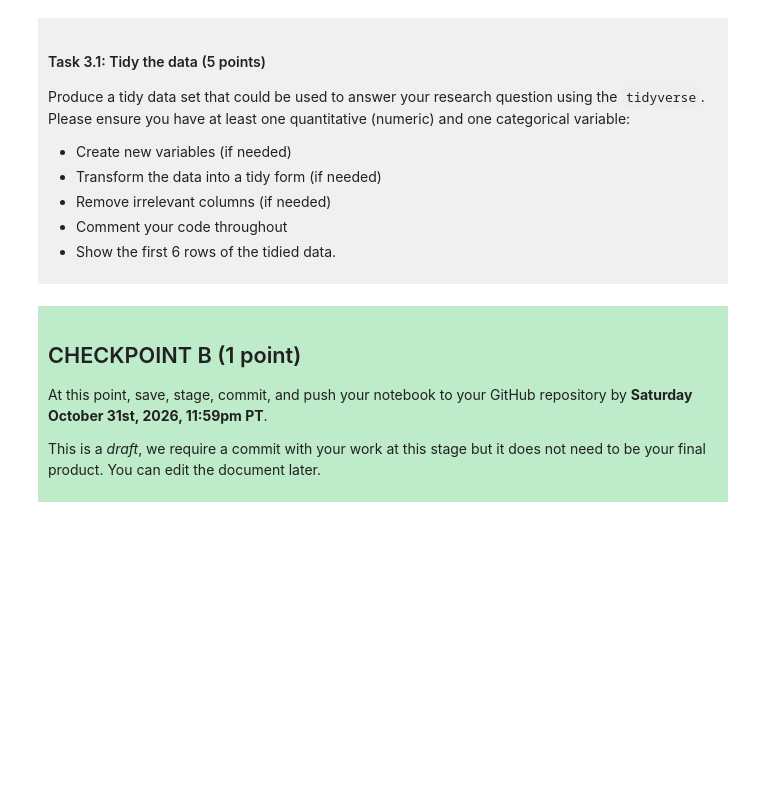
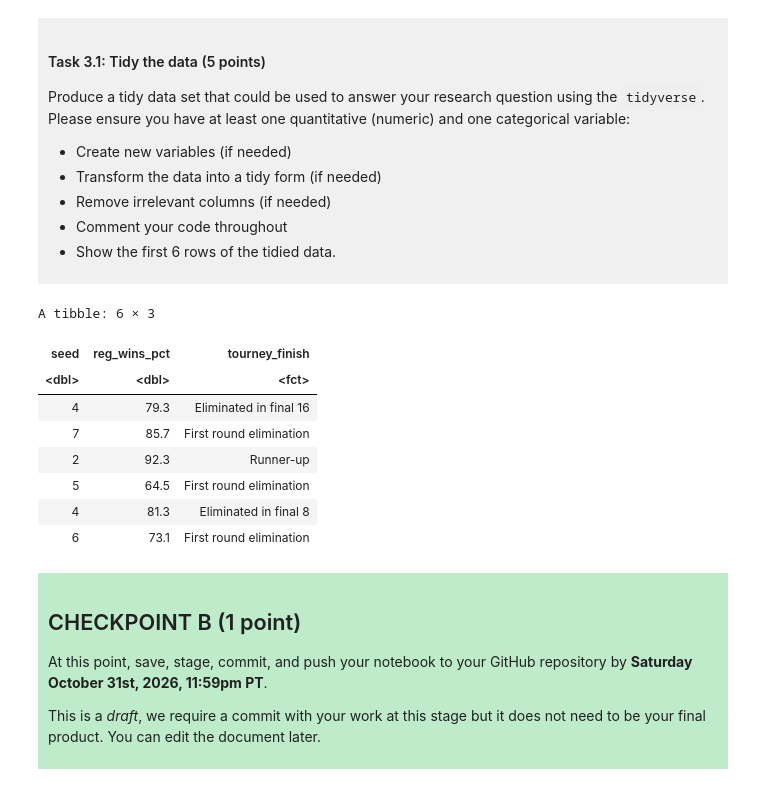
Before and after one commit to InshaMajeed/DSCI-100-008-Project-Insha-Majeed, a Jupyter notebook: dsci-100-project-notebook.ipynb, the cells around one changed output. Saved outputs shown, nothing was run; the diff lists cells and outputs as text; code cells hidden in the pictures; blank space fills up the shorter version.

Commit message:
Uploading Checkpoint B
Finished questions up to checkpoint B

```diff
--- a/dsci-100-project-notebook.ipynb
+++ b/dsci-100-project-notebook.ipynb
@@ -189,7 +224,40 @@ Produce a tidy data set that could be used to answer your research question usin
 
 </div>
 # %%
-### EDIT THIS CODE CELL ###
+# To keep only the variables needed to answer the research question
+march_madness_tidy <- march_madness_data |>
+    select(seed, reg_wins_pct, tourney_finish) |>
+
+# Convert tournament finish into a categorical variable
+# and relabel the categories to make them easier to understand
+    mutate(
+        tourney_finish = as_factor(tourney_finish),
+        tourney_finish = fct_recode(
+            tourney_finish,
+            "Opening round elimination" = "opening_round_loss",
+            "First round elimination" = "first_round_loss",
+            "Second round elimination" = "second_round_loss",
+            "Eliminated in final 16" = "top_16_loss",
+            "Eliminated in final 8" = "top_8_loss",
+            "Eliminated in final 4" = "top_4_loss",
+            "Runner-up" = "top_2_loss",
+            "Champion" = "champ" )) |>
+
+# Remove observations with missing values in the variables needed for the analysis
+    drop_na()
+
+# Display the first 6 rows of the tidied dataset
+head(march_madness_tidy)
+# %% [output]
+A tibble: 6 × 3
+| seed | reg_wins_pct | tourney_finish |
+| <dbl> | <dbl> | <fct> |
+| 4 | 79.3 | Eliminated in final 16 |
+| 7 | 85.7 | First round elimination |
+| 2 | 92.3 | Runner-up |
+| 5 | 64.5 | First round elimination |
+| 4 | 81.3 | Eliminated in final 8 |
+| 6 | 73.1 | First round elimination |
 # %% [markdown]
 <div style="background-color: #beebca; padding: 10px;">
 
```
Also changed, not shown: parts of 3 cells of this notebook.
